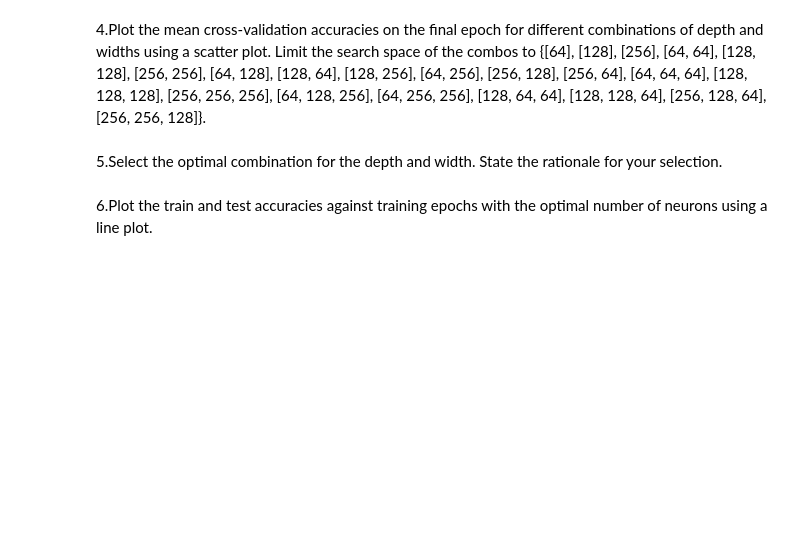
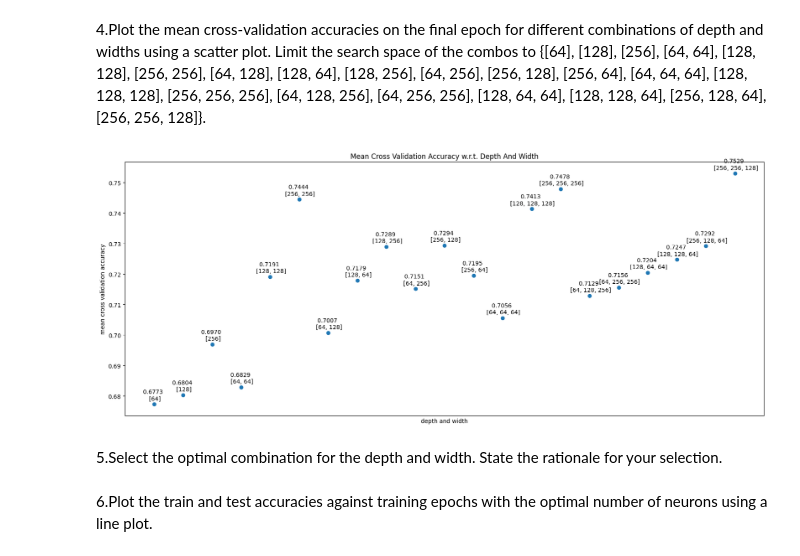
Before and after one commit to StevenShen3641/SC4001-Neural-Network-and-Deep-Learning, a Jupyter notebook: Programming Assignment/Part_A_3.ipynb, the cells around one changed output. Saved outputs shown, nothing was run; the diff lists cells and outputs as text; code cells hidden in the pictures; blank space fills up the shorter version.

```diff
--- a/Programming Assignment/Part_A_3.ipynb
+++ b/Programming Assignment/Part_A_3.ipynb
@@ -66,0 +278,10 @@ cross_validation_accuracies, cross_validation_times = find_optimal_hyperparamete
+# %%
+paras = list(cross_validation_accuracies.keys())
+mean_accuracies = [sum(cross_validation_accuracies[p]) / len(cross_validation_accuracies[p]) for p in paras]
+mean_last_epoch_times = [sum(cross_validation_times[p]) / len(cross_validation_times[p]) for p in paras]
+df = pd.DataFrame({'Depth And Width': paras,
+                   'Accuracy': mean_accuracies,
+                   'Last Epoch Time': mean_last_epoch_times
+                  })
+
+df
@@ -71,2 +308,17 @@ cross_validation_accuracies, cross_validation_times = find_optimal_hyperparamete
+# %%
+# YOUR CODE HERE
+paras = list(cross_validation_accuracies.keys())
+xt = range(1, len(paras) + 1)
+plt.figure(figsize=(20, 8))
+plt.xlabel('depth and width')
+plt.tick_params(axis='x', which='both', bottom=False, top=False, labelbottom=False)
+plt.ylabel('mean cross validation accuracy')
+plt.title('Mean Cross Validation Accuracy w.r.t. Depth And Width')
+plt.scatter(xt, mean_accuracies)
+
+for i, txt in enumerate(zip(xt, mean_accuracies)):
+    plt.annotate(f'{txt[1]:.4f} \n {paras[i]}', (xt[i], mean_accuracies[i]), textcoords="offset points", xytext=(0, 7), ha='center')
+# %% [output]
+[figure, added]
 # %% [markdown]
 5.Select the optimal combination for the depth and width. State the rationale for your selection.
```
Also changed, not shown: parts of 15 cells of this notebook, 4 other files.
